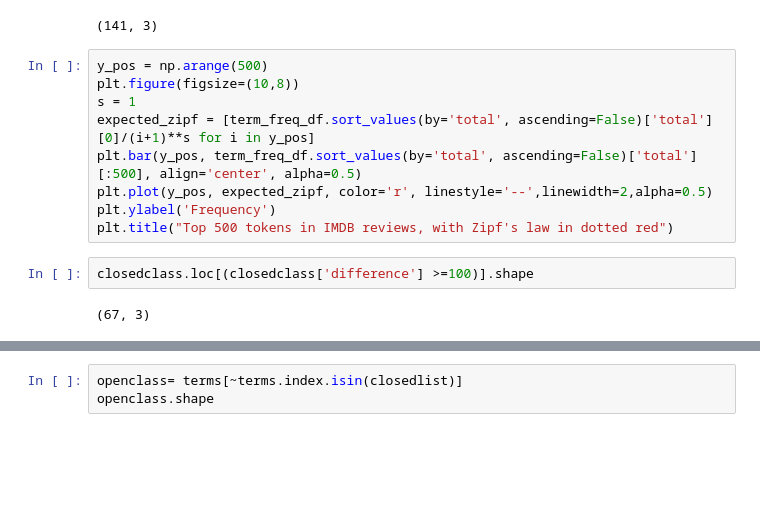
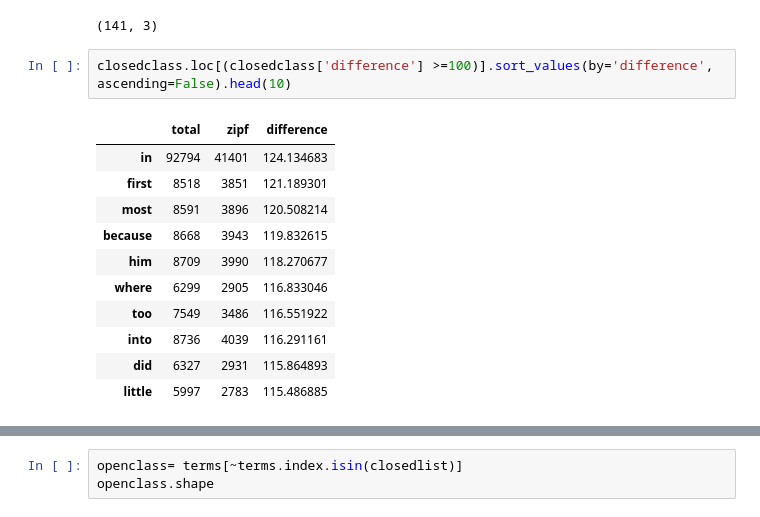
Before and after one commit to huggingface/data-measurements-tool, a Jupyter notebook: notebooks/ZipfsLaw-labeled.ipynb, the cells around one changed output, grey strips where cells are left out. Drawn from its saved outputs; the diff is of its cells as text; blank space fills up the shorter version.

```diff
--- a/notebooks/ZipfsLaw-labeled.ipynb
+++ b/notebooks/ZipfsLaw-labeled.ipynb
@@ -272,16 +272,17 @@ closedclass= terms[terms.index.isin(closedlist)]
 closedclass.shape
 # %% [output]
 (141, 3)
-# %%
-y_pos = np.arange(500)
-plt.figure(figsize=(10,8))
-s = 1
-expected_zipf = [term_freq_df.sort_values(by='total', ascending=False)['total'][0]/(i+1)**s for i in y_pos]
-plt.bar(y_pos, term_freq_df.sort_values(by='total', ascending=False)['total'][:500], align='center', alpha=0.5)
-plt.plot(y_pos, expected_zipf, color='r', linestyle='--',linewidth=2,alpha=0.5)
-plt.ylabel('Frequency')
-plt.title("Top 500 tokens in IMDB reviews, with Zipf's law in dotted red")
 # %%
-closedclass.loc[(closedclass['difference'] >=100)].shape
+closedclass.loc[(closedclass['difference'] >=100)].sort_values(by='difference', ascending=False).head(10)
 # %% [output]
-(67, 3)
+|  | total | zipf | difference |
+| in | 92794 | 41401 | 124.134683 |
+| first | 8518 | 3851 | 121.189301 |
+| most | 8591 | 3896 | 120.508214 |
+| because | 8668 | 3943 | 119.832615 |
+| him | 8709 | 3990 | 118.270677 |
+| where | 6299 | 2905 | 116.833046 |
+| too | 7549 | 3486 | 116.551922 |
+| into | 8736 | 4039 | 116.291161 |
+| did | 6327 | 2931 | 115.864893 |
+| little | 5997 | 2783 | 115.486885 |
```
Also changed, not shown: parts of 6 cells of this notebook.
